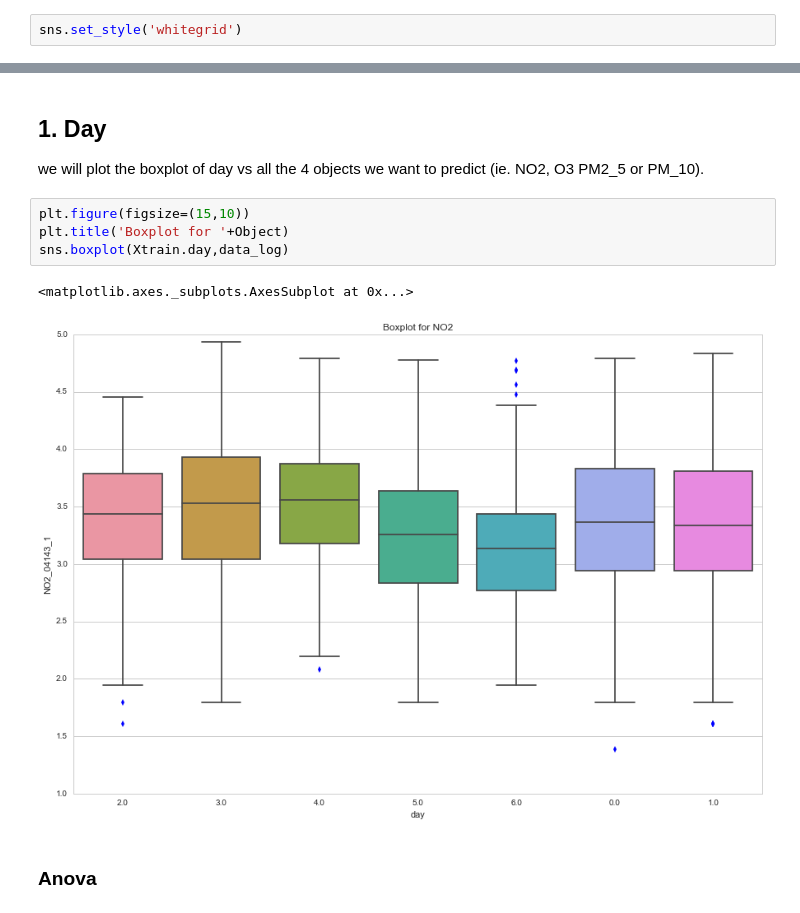
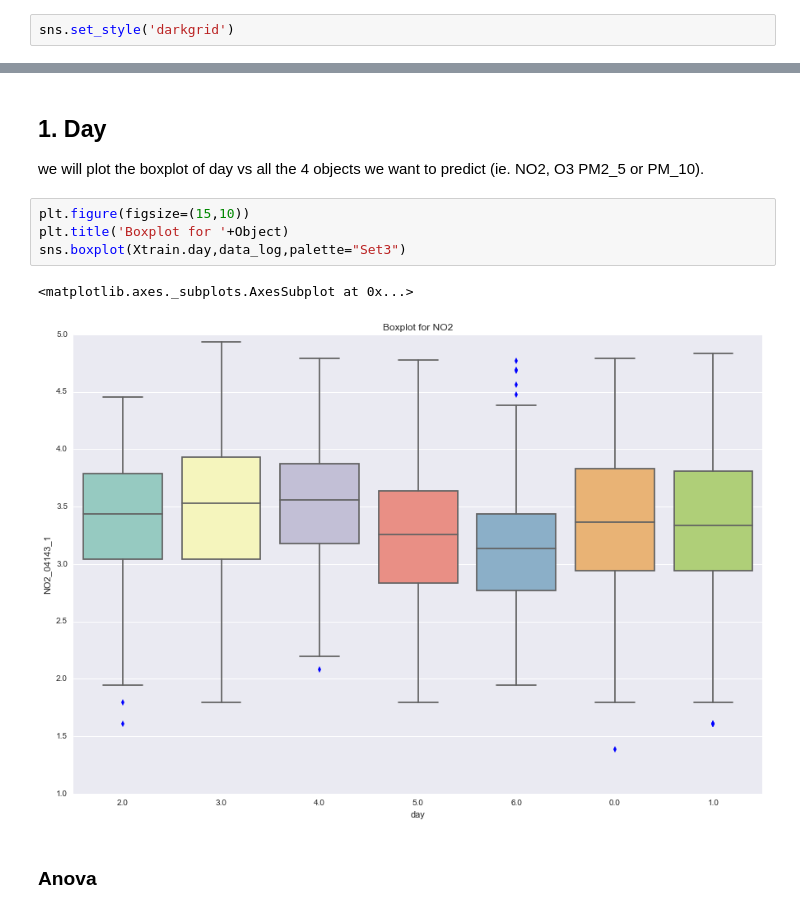
Before and after one commit to MGIMM/Predict-pollution-in-an-asian-megacity, a Jupyter notebook: Nominal Variables (for NO2).ipynb, the cells around one changed output, grey strips where cells are left out. Saved outputs shown, nothing was run; the diff lists cells and outputs as text.

```diff
--- a/Nominal Variables (for NO2).ipynb
+++ b/Nominal Variables (for NO2).ipynb
@@ -53,7 +53,7 @@ Counter({'NO2': 11,
 * isSundayOrPublicHollyday
 * month
 # %%
-sns.set_style('whitegrid')
+sns.set_style('darkgrid')
 # %%
 plt.figure(figsize=(15,10))
 plt.title('Hist for '+Object)
@@ -79,10 +79,10 @@ we will plot the boxplot of day vs all the 4 objects we want to predict (ie. NO2
 # %%
 plt.figure(figsize=(15,10))
 plt.title('Boxplot for '+Object)
-sns.boxplot(Xtrain.day,data_log)
+sns.boxplot(Xtrain.day,data_log,palette="Set3")
 # %% [output]
 <matplotlib.axes._subplots.AxesSubplot at 0x...>
-[figure, old version]
+[figure, new version]
 # %% [markdown]
 ### Anova
 # %%
```
Also changed, not shown: parts of 6 cells of this notebook.
